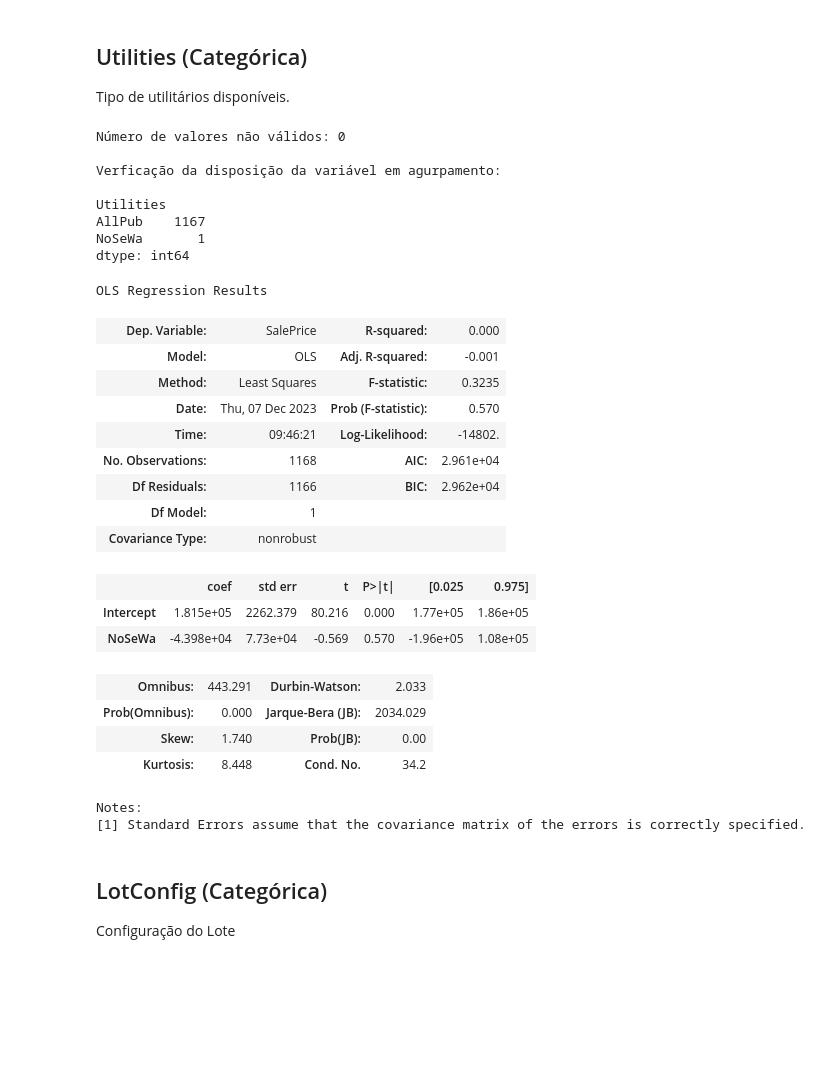
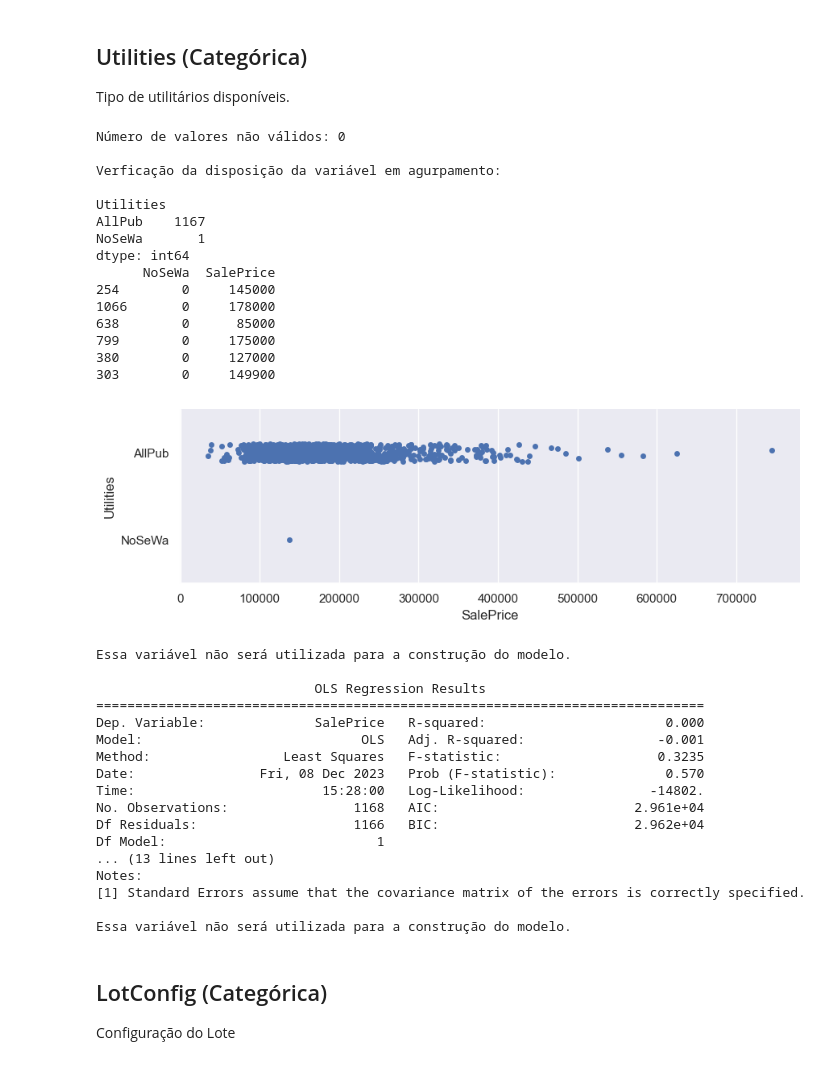
Before and after one commit to JohnDaytonCC/HousePricesPrediction, a Jupyter notebook: Notebook - House Prices Predition.ipynb, the cells around one changed output. Drawn from its saved outputs; the diff is of its cells as text; code cells hidden in the pictures; blank space fills up the shorter version.

```diff
--- a/Notebook - House Prices Predition.ipynb
+++ b/Notebook - House Prices Predition.ipynb
@@ -611,54 +755,77 @@ nome_feature = 'Utilities'
 
 # Verificação de valores nulos na variável
 print(f'Número de valores não válidos: {dados_treino[nome_feature].isnull().sum()}\n')
 
 # Estatística univariádas pela variável
 print('Verficação da disposição da variável em agurpamento:\n')
 agrupado = dados_treino.groupby([nome_feature]).size()
 print(agrupado)
 
 # Conversão da variável categórica em dicotômica com a exclusão da primeira variável dicotômica.
 df_dummies_auxiliar = pd.get_dummies(dados_treino[nome_feature], columns=[nome_feature], drop_first=True)
 
 # Inclusão da variável dependente ao data frame de variáveis dicotômicas.
 df_dummies_auxiliar[nome_target] = dados_treino[nome_target].copy()
 
 # Verificação do data frame.
-df_dummies_auxiliar.head(6)
+print(df_dummies_auxiliar.head(6))
+
+############################################################################################################
+# Criação de um gráfico para facilitar o entendimento da dispersão dos dados
+sns.catplot(x = nome_target, y = nome_feature, data = dados_treino, height=3, aspect=3)
+
+# Ajustar o layout para evitar sobreposição
+plt.tight_layout()
+
+# Mostrar os gráficos
+plt.show()
+############################################################################################################
+
+print('\nEssa variável não será utilizada para a construção do modelo.\n')
 
 # Estimação do modelo de regressão linear múltipla com n-1 dummies
 modelo_dummies = sm.OLS.from_formula("SalePrice ~ NoSeWa", df_dummies_auxiliar).fit()
 
 # Verificação dos parâmetros do modelo.
-modelo_dummies.summary()
+print(modelo_dummies.summary())
+
+############################################################################################################
+
+print('\nEssa variável não será utilizada para a construção do modelo.\n')
 # %% [output]
 Número de valores não válidos: 0
 
 Verficação da disposição da variável em agurpamento:
 
 Utilities
 AllPub    1167
 NoSeWa       1
 dtype: int64
+      NoSeWa  SalePrice
+254        0     145000
+1066       0     178000
+638        0      85000
+799        0     175000
+380        0     127000
+303        0     149900
+[figure, added]
-OLS Regression Results
+Essa variável não será utilizada para a construção do modelo.
+
+                            OLS Regression Results
+==============================================================================
+Dep. Variable:              SalePrice   R-squared:                       0.000
+Model:                            OLS   Adj. R-squared:                 -0.001
+Method:                 Least Squares   F-statistic:                    0.3235
+Date:                Fri, 08 Dec 2023   Prob (F-statistic):              0.570
+Time:                        15:28:00   Log-Likelihood:                -14802.
+No. Observations:                1168   AIC:                         2.961e+04
+Df Residuals:                    1166   BIC:                         2.962e+04
+Df Model:                           1
+... (13 lines left out)
+Notes:
+[1] Standard Errors assume that the covariance matrix of the errors is correctly specified.
+
+Essa variável não será utilizada para a construção do modelo.
-| Dep. Variable: | SalePrice | R-squared: | 0.000 |
-| Model: | OLS | Adj. R-squared: | -0.001 |
-| Method: | Least Squares | F-statistic: | 0.3235 |
-| Date: | Thu, 07 Dec 2023 | Prob (F-statistic): | 0.570 |
-| Time: | 09:46:21 | Log-Likelihood: | -14802. |
-| No. Observations: | 1168 | AIC: | 2.961e+04 |
-| Df Residuals: | 1166 | BIC: | 2.962e+04 |
-| Df Model: | 1 |  |  |
-| Covariance Type: | nonrobust |  |  |
-|  | coef | std err | t | P>|t| | [0.025 | 0.975] |
-| Intercept | 1.815e+05 | 2262.379 | 80.216 | 0.000 | 1.77e+05 | 1.86e+05 |
-| NoSeWa | -4.398e+04 | 7.73e+04 | -0.569 | 0.570 | -1.96e+05 | 1.08e+05 |
-| Omnibus: | 443.291 | Durbin-Watson: | 2.033 |
-| Prob(Omnibus): | 0.000 | Jarque-Bera (JB): | 2034.029 |
-| Skew: | 1.740 | Prob(JB): | 0.00 |
-| Kurtosis: | 8.448 | Cond. No. | 34.2 |
-Notes:
-[1] Standard Errors assume that the covariance matrix of the errors is correctly specified.
 # %% [markdown]
 ## LotConfig (Categórica)
 
```
Also changed, not shown: parts of 38 cells of this notebook.
